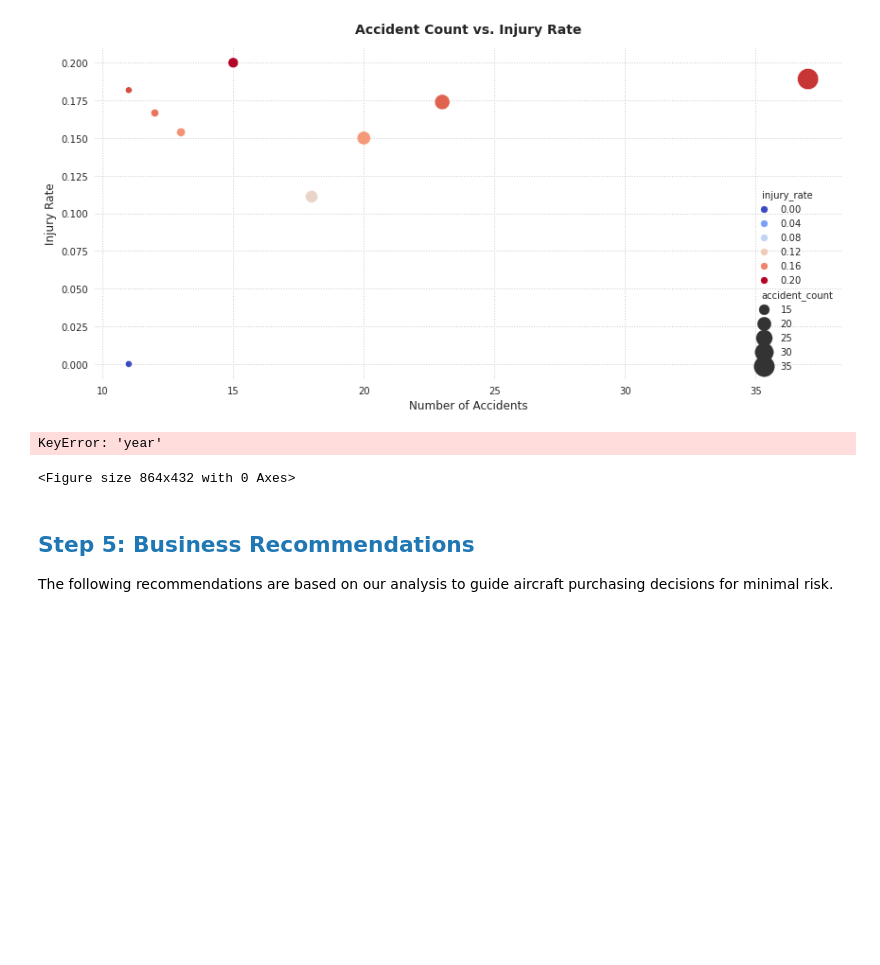
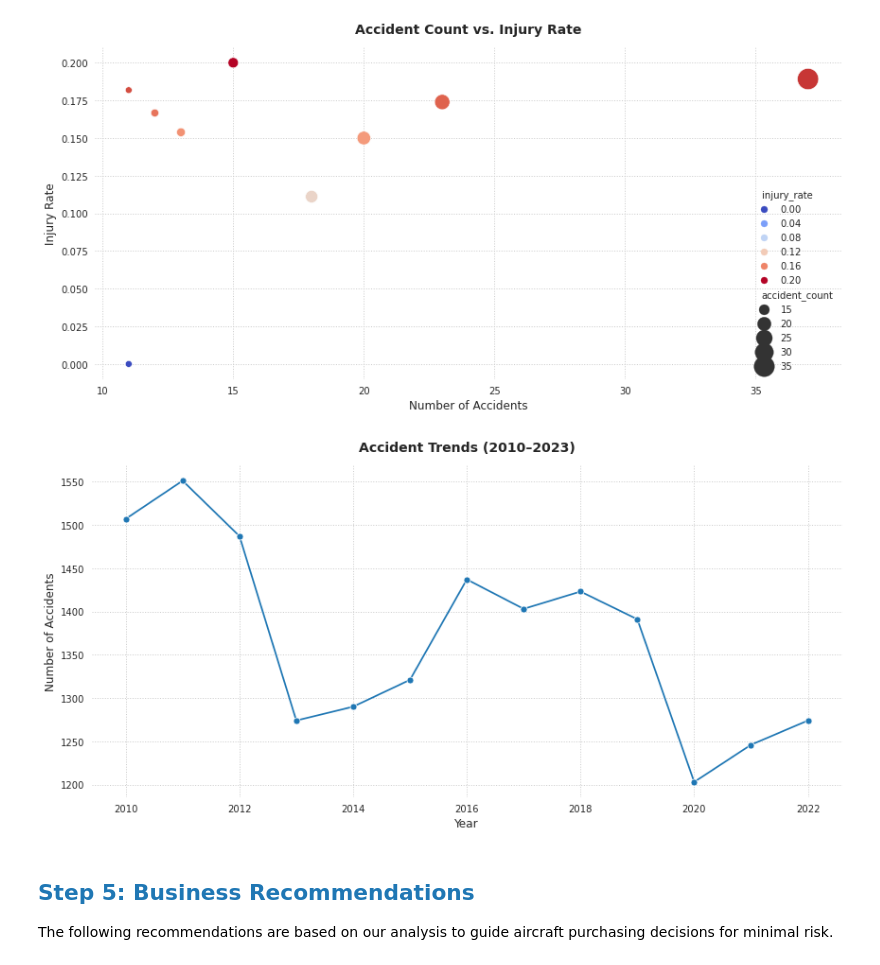
Before and after one commit to Bakley/end-of-Phase-One-Project, a Jupyter notebook: index.ipynb, the cells around one changed output. Drawn from its saved outputs; the diff is of its cells as text; code cells hidden in the pictures; blank space fills up the shorter version.

```diff
--- a/index.ipynb
+++ b/index.ipynb
@@ -470,17 +472,18 @@ plt.show()
 [figure]
 # %%
 # Line graph: Accident trends over time
+df['year'] = df['event_date'].dt.year
+accidents_by_year = df.groupby('year').size()
+
 plt.figure(figsize=(12, 6))
-accidents_by_year = df.groupby('year').size()
 sns.lineplot(x=accidents_by_year.index, y=accidents_by_year.values, marker='o', color='#1f77b4')
 plt.xlabel('Year', fontsize=12)
 plt.ylabel('Number of Accidents', fontsize=12)
 plt.title('Accident Trends (2010–2023)', fontsize=14, pad=15)
 plt.tight_layout()
 plt.show()
 # %% [output]
-KeyError: 'year'
-<Figure size 864x432 with 0 Axes>
+[figure, added]
 # %% [markdown]
 ## <span style="color: #1f77b4;">Step 5: Business Recommendations</span>
 
```
Also changed, not shown: parts of 1 cell of this notebook, 1 other file.
